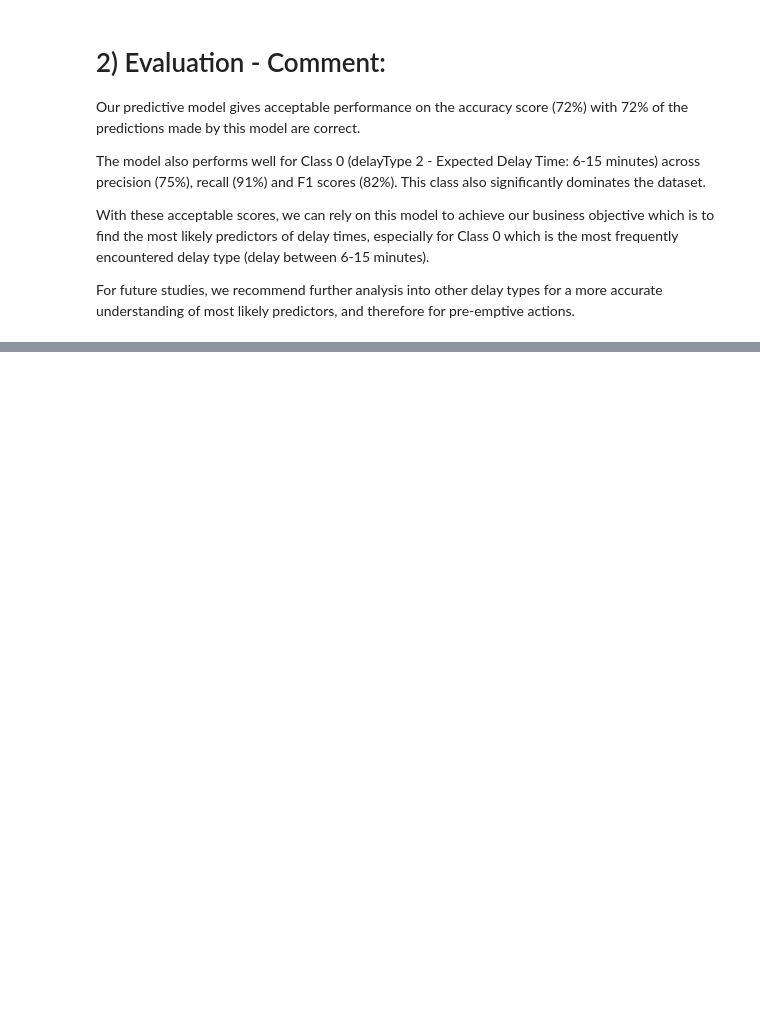
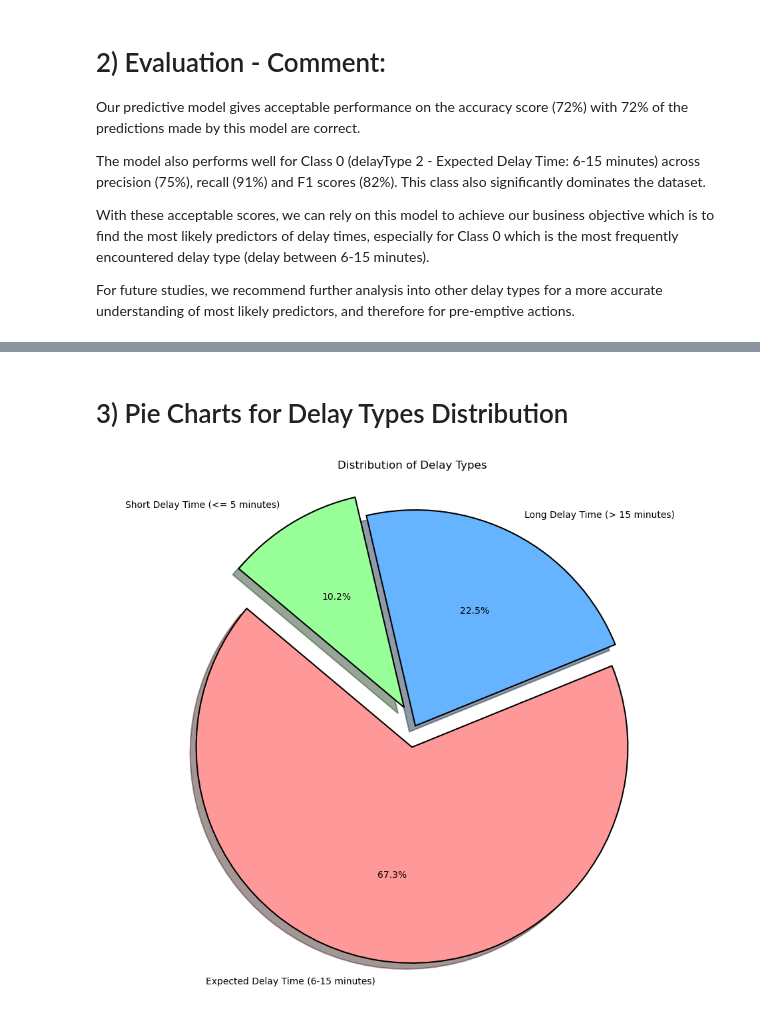
Before and after one commit to lee-data/TTC-streetcar-delay, a Jupyter notebook: src/team24main - Jay & Ly.ipynb, the cells around one changed output, grey strips where cells are left out. Cells and saved outputs as stored; diff of their text form; code cells hidden in the pictures; blank space fills up the shorter version.

```diff
--- a/src/team24main - Jay & Ly.ipynb
+++ b/src/team24main - Jay & Ly.ipynb
@@ -688,0 +733,14 @@ For future studies, we recommend further analysis into other delay types for a m
+# %% [markdown]
+# 3) Pie Charts for Delay Types Distribution
+# %%
+labels = ['Expected Delay Time (6-15 minutes)', 'Long Delay Time (> 15 minutes)', 'Short Delay Time (<= 5 minutes)']
+sizes = delay_type_counts.values
+colors = ['#ff9999', '#66b3ff', '#99ff99']
+plt.figure(figsize=(12, 10))
+plt.pie(sizes, labels=labels, autopct='%1.1f%%', startangle=140, colors=colors,
+         wedgeprops={'edgecolor': 'black', 'linewidth': 1.5}, shadow=True, explode=(0.1, 0, 0.1))
+plt.title('Distribution of Delay Types')
+plt.axis('equal')
+plt.show()
+# %% [output]
+[figure, added]
```
Also changed, not shown: parts of 19 cells of this notebook.
